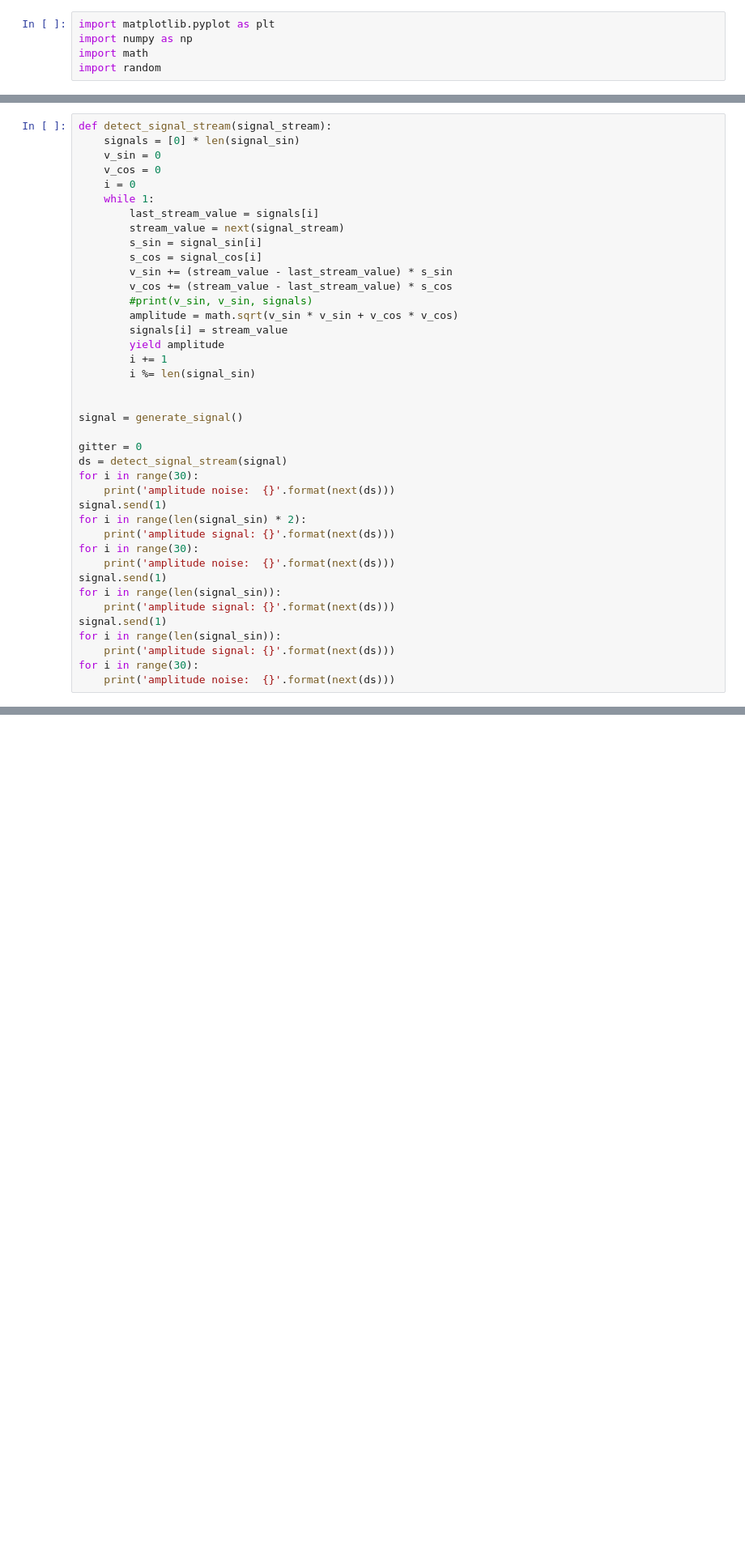
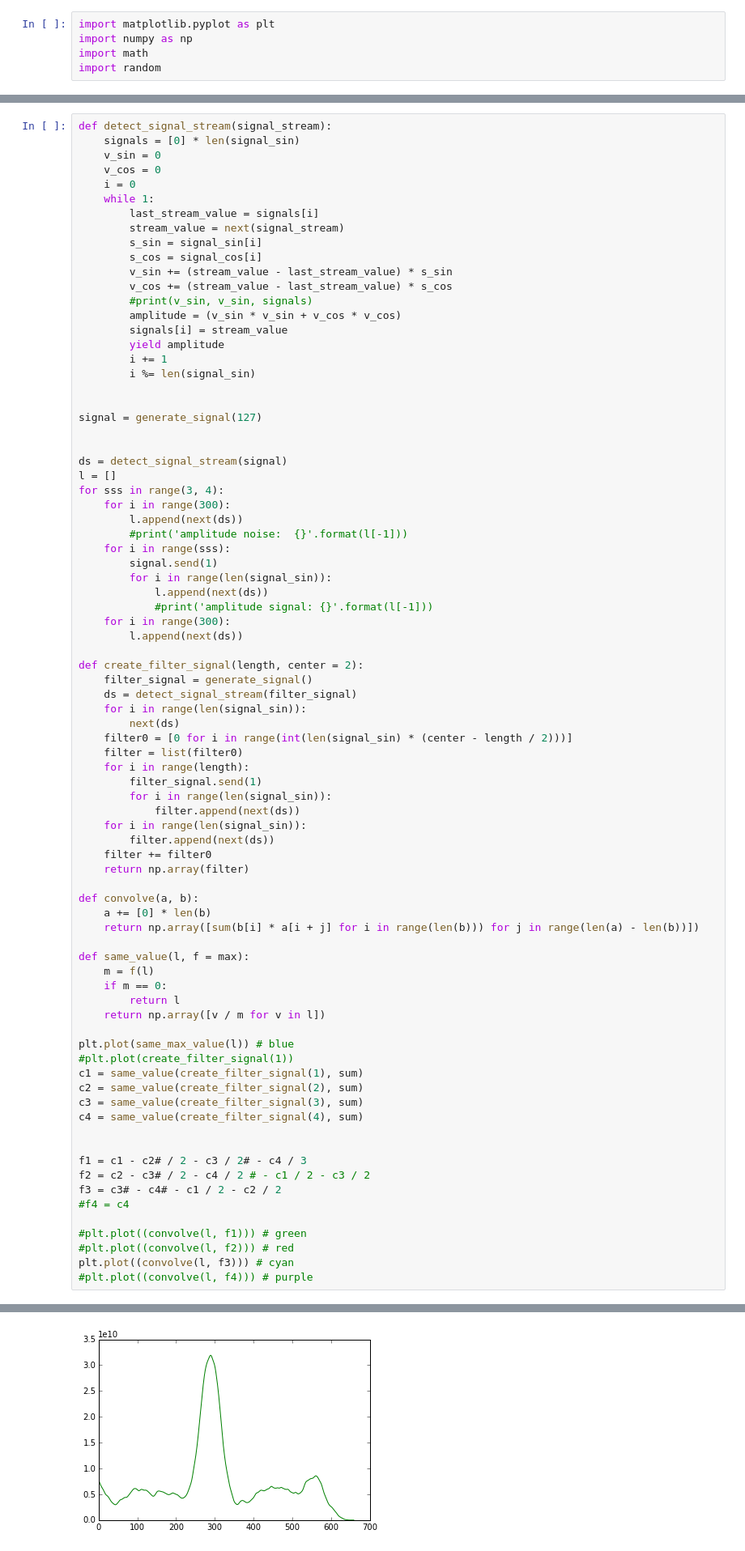
Before and after one commit to niccokunzmann/positioning_system, a Jupyter notebook: signal_detection.ipynb, the cells around one changed output, grey strips where cells are left out. Shown at 81% size. Drawn from its saved outputs; the diff is of its cells as text; blank space fills up the shorter version.

```diff
--- a/signal_detection.ipynb
+++ b/signal_detection.ipynb
@@ -68,30 +68,71 @@ def detect_signal_stream(signal_stream):
         v_sin += (stream_value - last_stream_value) * s_sin
         v_cos += (stream_value - last_stream_value) * s_cos
         #print(v_sin, v_sin, signals)
-        amplitude = math.sqrt(v_sin * v_sin + v_cos * v_cos)
+        amplitude = (v_sin * v_sin + v_cos * v_cos)
         signals[i] = stream_value
         yield amplitude
         i += 1
         i %= len(signal_sin)
 
 
-signal = generate_signal()
+signal = generate_signal(127)
 
-gitter = 0
+
 ds = detect_signal_stream(signal)
-for i in range(30):
-    print('amplitude noise:  {}'.format(next(ds)))
-signal.send(1)
-for i in range(len(signal_sin) * 2):
-    print('amplitude signal: {}'.format(next(ds)))
-for i in range(30):
-    print('amplitude noise:  {}'.format(next(ds)))
-signal.send(1)
-for i in range(len(signal_sin)):
-    print('amplitude signal: {}'.format(next(ds)))
-signal.send(1)
-for i in range(len(signal_sin)):
-    print('amplitude signal: {}'.format(next(ds)))
-for i in range(30):
-    print('amplitude noise:  {}'.format(next(ds)))
+l = []
+for sss in range(3, 4):
+    for i in range(300):
+        l.append(next(ds))
+        #print('amplitude noise:  {}'.format(l[-1]))
+    for i in range(sss):
+        signal.send(1)
+        for i in range(len(signal_sin)):
+            l.append(next(ds))
+            #print('amplitude signal: {}'.format(l[-1]))
+    for i in range(300):
+        l.append(next(ds))
+
+def create_filter_signal(length, center = 2):
+    filter_signal = generate_signal()
+    ds = detect_signal_stream(filter_signal)
+    for i in range(len(signal_sin)):
+        next(ds)
+    filter0 = [0 for i in range(int(len(signal_sin) * (center - length / 2)))]
+    filter = list(filter0)
+    for i in range(length):
+        filter_signal.send(1)
+        for i in range(len(signal_sin)):
+            filter.append(next(ds))
+    for i in range(len(signal_sin)):
+        filter.append(next(ds))
+    filter += filter0
+    return np.array(filter)
+
+def convolve(a, b):
+    a += [0] * len(b)
+    return np.array([sum(b[i] * a[i + j] for i in range(len(b))) for j in range(len(a) - len(b))])
+
+def same_value(l, f = max):
+    m = f(l)
+    if m == 0:
+        return l
+    return np.array([v / m for v in l])
+
+plt.plot(same_max_value(l)) # blue
+#plt.plot(create_filter_signal(1))
+c1 = same_value(create_filter_signal(1), sum)
+c2 = same_value(create_filter_signal(2), sum)
+c3 = same_value(create_filter_signal(3), sum)
+c4 = same_value(create_filter_signal(4), sum)
+
+
+f1 = c1 - c2# / 2 - c3 / 2# - c4 / 3
+f2 = c2 - c3# / 2 - c4 / 2 # - c1 / 2 - c3 / 2
+f3 = c3# - c4# - c1 / 2 - c2 / 2
+#f4 = c4
+
+#plt.plot((convolve(l, f1))) # green
+#plt.plot((convolve(l, f2))) # red
+plt.plot((convolve(l, f3))) # cyan
+#plt.plot((convolve(l, f4))) # purple
 # %% [output]
@@ -114,0 +140 @@ amplitude noise:  0.0
+[figure, added]
```
Also changed, not shown: parts of 11 cells of this notebook.
